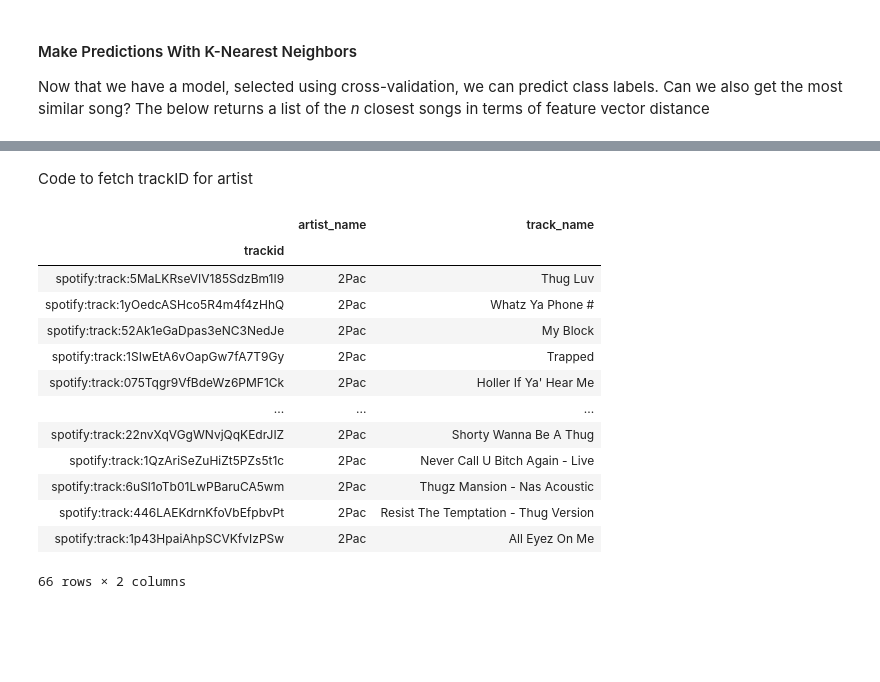
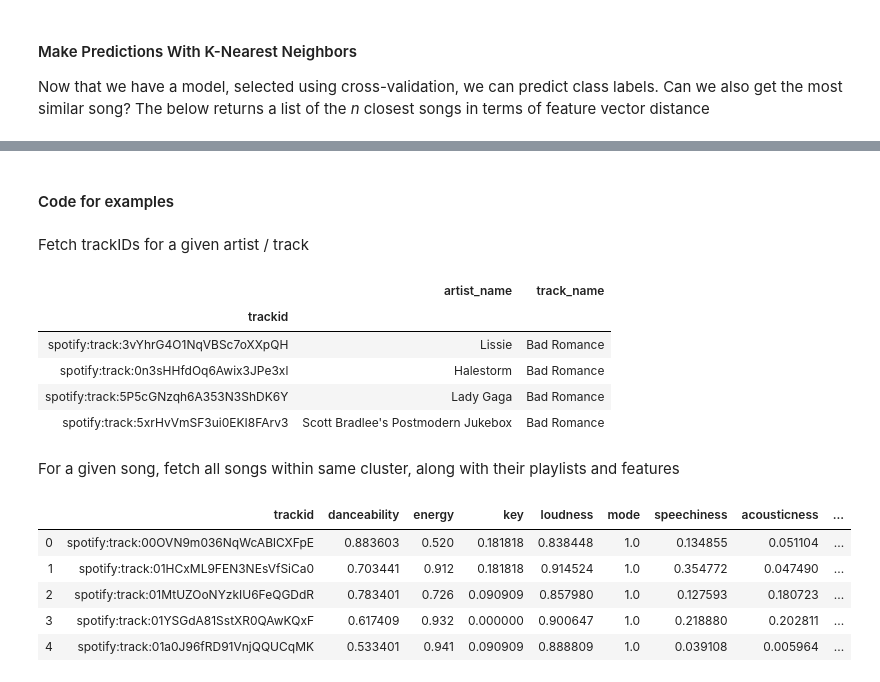
Before and after one commit to spotted-d/spotify-project, a Jupyter notebook: notebooks/group37_milestone4_finalproject.ipynb, the cells around one changed output, grey strips where cells are left out. Cells and saved outputs as stored; diff of their text form; code cells hidden in the pictures; blank space fills up the shorter version.

Commit message:
final - added lady gaga cluster example

```diff
--- a/notebooks/group37_milestone4_finalproject.ipynb
+++ b/notebooks/group37_milestone4_finalproject.ipynb
@@ -95,7 +121,9 @@ playlist_norm["trackid"] = playlist_numeric.index
 playlist_norm = playlist_norm.set_index("trackid")
 
 # Drop NAs
-playlist_norm = playlist_norm.dropna(how="all")
+display(playlist_norm.shape)
+playlist_norm = playlist_norm.dropna(how="any")
+display(playlist_norm.shape)
 
 display(playlist_numeric.head())
 display(playlist_norm.head())
@@ -332,20 +344,17 @@ See the caveats in the documentation: http://pandas.pydata.org/pandas-docs/stabl
-# %% [markdown]
-Code to fetch trackID for artist
+# %% [markdown]
+#### Code for examples
+# %% [markdown]
+Fetch trackIDs for a given artist / track
 # %%
 tester = X_train.merge(playlist_data.set_index("trackid"), how="inner", on="trackid")
-tester[tester["artist_name"] == "2Pac"][["artist_name", "track_name"]]
+# tester[tester["artist_name"] == "Lady Gaga"][["artist_name", "track_name"]]
+tester[tester["track_name"] == "Bad Romance"][["artist_name", "track_name"]]
 # %% [output]
 |  | artist_name | track_name |
 | trackid |  |  |
-| spotify:track:5MaLKRseVIV185SdzBm1I9 | 2Pac | Thug Luv |
-| spotify:track:1yOedcASHco5R4m4f4zHhQ | 2Pac | Whatz Ya Phone # |
-| spotify:track:52Ak1eGaDpas3eNC3NedJe | 2Pac | My Block |
-| spotify:track:1SIwEtA6vOapGw7fA7T9Gy | 2Pac | Trapped |
-| spotify:track:075Tqgr9VfBdeWz6PMF1Ck | 2Pac | Holler If Ya' Hear Me |
-| ... | ... | ... |
-| spotify:track:22nvXqVGgWNvjQqKEdrJIZ | 2Pac | Shorty Wanna Be A Thug |
-| spotify:track:1QzAriSeZuHiZt5PZs5t1c | 2Pac | Never Call U Bitch Again - Live |
-| spotify:track:6uSl1oTb01LwPBaruCA5wm | 2Pac | Thugz Mansion - Nas Acoustic |
-| spotify:track:446LAEKdrnKfoVbEfpbvPt | 2Pac | Resist The Temptation - Thug Version |
-| spotify:track:1p43HpaiAhpSCVKfvIzPSw | 2Pac | All Eyez On Me |
+| spotify:track:3vYhrG4O1NqVBSc7oXXpQH | Lissie | Bad Romance |
+| spotify:track:0n3sHHfdOq6Awix3JPe3xl | Halestorm | Bad Romance |
+| spotify:track:5P5cGNzqh6A353N3ShDK6Y | Lady Gaga | Bad Romance |
+| spotify:track:5xrHvVmSF3ui0EKI8FArv3 | Scott Bradlee's Postmodern Jukebox | Bad Romance |
-66 rows × 2 columns
+# %% [markdown]
+For a given song, fetch all songs within same cluster, along with their playlists and features
@@ -351,0 +374,21 @@ tester[tester["artist_name"] == "2Pac"][["artist_name", "track_name"]]
+# %%
+# Join to playlist data
+playlist_gaga = playlist_gaga.merge(playlist_mapping, how="inner", on="trackid")
+
+# Join to track data
+playlist_gaga = playlist_gaga.merge(playlist_data[["artist_name", "track_name", "trackid"]],
+                                    how="inner", on="trackid")
+
+playlist_gaga.to_csv("../out/gaga_cluster.csv")
+playlist_gaga.head()
+
+
+# # playlist_data.merge(playlist_mapping, how="inner", on="trackid")
+# playlist_gaga.merge(playlist_data, how="inner", on="trackid")
+# %% [output]
+|  | trackid | danceability | energy | key | loudness | mode | speechiness | acousticness | ... |
+| 0 | spotify:track:00OVN9m036NqWcABlCXFpE | 0.883603 | 0.520 | 0.181818 | 0.838448 | 1.0 | 0.134855 | 0.051104 | ... |
+| 1 | spotify:track:01HCxML9FEN3NEsVfSiCa0 | 0.703441 | 0.912 | 0.181818 | 0.914524 | 1.0 | 0.354772 | 0.047490 | ... |
+| 2 | spotify:track:01MtUZOoNYzkIU6FeQGDdR | 0.783401 | 0.726 | 0.090909 | 0.857980 | 1.0 | 0.127593 | 0.180723 | ... |
+| 3 | spotify:track:01YSGdA81SstXR0QAwKQxF | 0.617409 | 0.932 | 0.000000 | 0.900647 | 1.0 | 0.218880 | 0.202811 | ... |
+| 4 | spotify:track:01a0J96fRD91VnjQQUCqMK | 0.533401 | 0.941 | 0.090909 | 0.888809 | 1.0 | 0.039108 | 0.005964 | ... |
```
Also changed, not shown: parts of 10 cells of this notebook.
